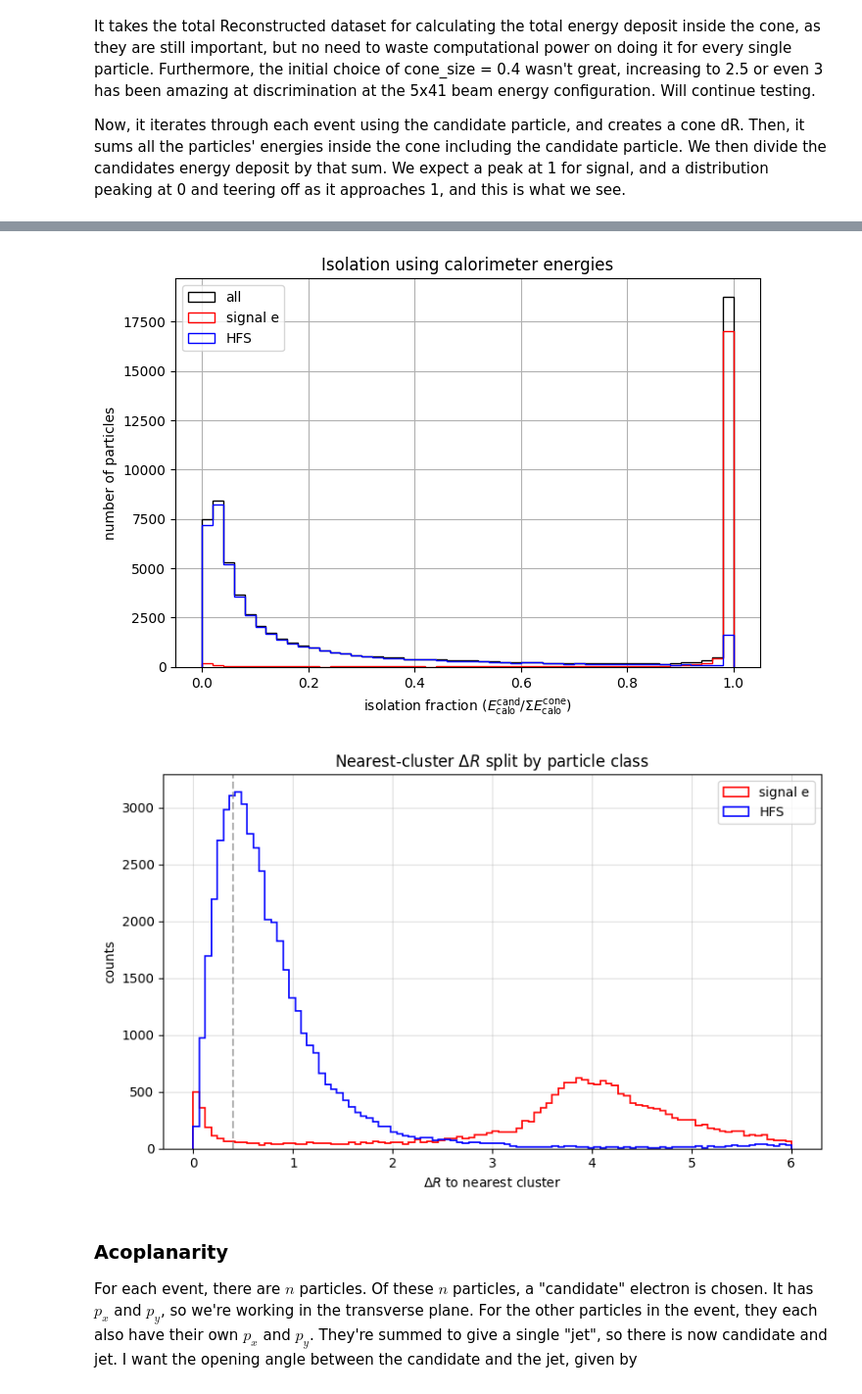
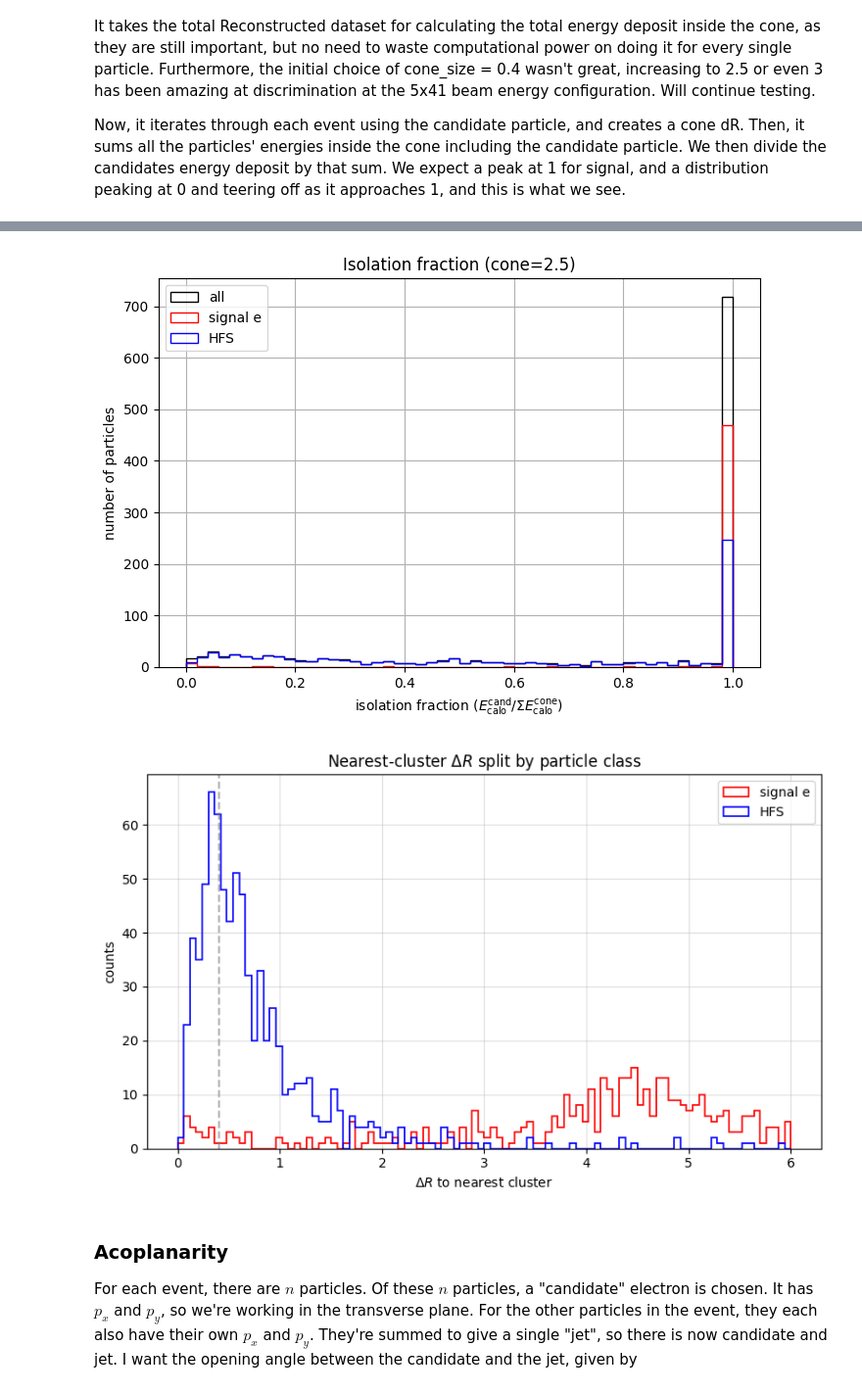
Before and after one commit to nalted/Masters-Project-Public, a Jupyter notebook: projectxg/xgboost_tutorial.ipynb, the cells around one changed output, grey strips where cells are left out. Shown at 98% size. Cells and saved outputs as stored; diff of their text form; code cells hidden in the pictures.

```diff
--- a/projectxg/xgboost_tutorial.ipynb
+++ b/projectxg/xgboost_tutorial.ipynb
@@ -57,7 +86,7 @@ trees = [uproot.open(f)["events"] for f in input_files]
 # %%
 filter_name=[
-    "ReconstructedParticles/ReconstructedParticles.*",
     "ReconstructedChargedParticles/ReconstructedChargedParticles.*",
+    #"ReconstructedChargedParticles/ReconstructedChargedParticles.*",
     "MCParticles/MCParticles.*",
     "EcalBarrelClusters/EcalBarrelClusters.*",
     "EcalEndcapPClusters/EcalEndcapPClusters.*",
@@ -65,10 +94,10 @@ filter_name=[
     "EcalBarrelClusterAssociations/EcalBarrelClusterAssociations.*",
     "EcalEndcapPClusterAssociations/EcalEndcapPClusterAssociations.*",
     "EcalEndcapNClusterAssociations/EcalEndcapNClusterAssociations.*",
-    "ReconstructedParticleAssociations/ReconstructedParticleAssociations.*",
     "ReconstructedChargedParticleAssociations/ReconstructedChargedParticleAssociations.*",
-    "InclusiveKinematicsTruth/InclusiveKinematicsTruth.*"
-],
+    #"ReconstructedChargedParticleAssociations/ReconstructedChargedParticleAssociations.*",
+    "InclusiveKinematicsTruth/InclusiveKinematicsTruth.*",
+]
 
 events_list = [tree.arrays(filter_name=filter_name, library="ak") for tree in trees]
 events = ak.concatenate(events_list, axis=0)
@@ -337,7 +368,6 @@ Now, it iterates through each event using the candidate particle, and creates a
 # %%
 # isolation - fully vectorised using awkward broadcasting
 def calculate_isolation_vectorised(cand_eta, cand_phi, field_eta, field_phi, field_weight, cone_size=2.5):
-    """Compute sum of field_weight inside cone around each candidate, per event."""
     # cand shape:  [events, n_cand]
     # field shape: [events, n_field]
     # broadcast to [events, n_cand, n_field]
@@ -429,12 +459,14 @@ matched_calo_phi_ch = ak.where(
 # %%
 # isolation fraction using vectorised isolation calculation
 iso_calo_total_vec = calculate_isolation_vectorised(
-    matched_calo_eta_ch, matched_calo_phi_ch,
-    all_calo_eta, all_calo_phi, all_calo_E, cone_size=2.5)
+    matched_calo_eta, matched_calo_phi,
+    all_calo_eta, all_calo_phi, all_calo_E, cone_size=0.8)
 
-iso_frac_calo_vec = ak.where(iso_calo_total_vec > 0,
-                             matched_calo_E_ch_vec / iso_calo_total_vec,
-                             0.0)
+iso_frac_calo_vec = ak.where(
+    has_matched_cluster,
+    ak.where(iso_calo_total_vec > 0, matched_calo_E_vec / iso_calo_total_vec, 0.0),
+    np.nan,
+ )
 # %%
 # plotting the isolation fraction using the vectorised isolation calculation for the same cone sizes
 cone_sizes = [0.4, 0.8, 1.2, 1.5, 2.0, 2.5, 3.0, 3.5, 4.0]
@@ -474,22 +506,22 @@ plt.show()
 # %%
-all_iso_calo = ak.flatten(iso_frac_calo_vec[reco_has_mc_ch])
-iso_signal_calo = ak.flatten(iso_frac_calo_vec[is_signal_electron_ch])
-iso_hfs_calo    = ak.flatten(iso_frac_calo_vec[is_hfs_ch])
+all_iso_calo = ak.flatten(iso_frac_calo_vec[reco_has_mc])
+iso_signal_calo = ak.flatten(iso_frac_calo_vec[is_signal_electron])
+iso_hfs_calo    = ak.flatten(iso_frac_calo_vec[is_hfs])
 
 fig, ax = plt.subplots(figsize=(7, 5))
 ax.hist(all_iso_calo, bins = 50, range=(0, 1), histtype='step', color='black', label='all')
 ax.hist(iso_signal_calo, bins = 50, range=(0, 1), histtype='step', color='red',  label='signal e')
 ax.hist(iso_hfs_calo, bins = 50, range=(0, 1), histtype='step', color='blue', label='HFS')
 ax.set_xlabel(r'isolation fraction ($E_{\mathrm{calo}}^{\mathrm{cand}} / \Sigma E_{\mathrm{calo}}^{\mathrm{cone}}$)')
 ax.set_ylabel('number of particles')
-ax.set_title('Isolation using calorimeter energies')
+ax.set_title('Isolation fraction (cone=2.5)')
 ax.grid()
 ax.legend()
 plt.tight_layout()
 #plt.yscale('log')
 plt.show()
 # %% [output]
-[figure, old version]
+[figure, new version]
 # %%
 # dR from candidate to nearest cluster
 def calc_nearest_cluster_dR(cand_eta, cand_phi, field_eta, field_phi):
@@ -513,12 +545,11 @@ def calc_nearest_cluster_dR(cand_eta, cand_phi, field_eta, field_phi):
                 min_dR_list.append(np.min(dR))
     return np.array(min_dR_list)
 # %%
+signal_calo_eta = ak.where(is_signal_electron, matched_calo_eta, 0.0)
+signal_calo_phi = ak.where(is_signal_electron, matched_calo_phi, 0.0)
 
-signal_calo_eta = ak.where(is_signal_electron_ch, matched_calo_eta_ch, 0.0)
-signal_calo_phi = ak.where(is_signal_electron_ch, matched_calo_phi_ch, 0.0)
-
-hfs_calo_eta = ak.where(is_hfs_ch, matched_calo_eta_ch, 0.0)
-hfs_calo_phi = ak.where(is_hfs_ch, matched_calo_phi_ch, 0.0)
+hfs_calo_eta = ak.where(is_hfs, matched_calo_eta, 0.0)
+hfs_calo_phi = ak.where(is_hfs, matched_calo_phi, 0.0)
 
 min_dR_signal = calc_nearest_cluster_dR(
     signal_calo_eta, signal_calo_phi,
@@ -541,7 +572,7 @@ ax.grid(True, alpha=0.4)
 plt.tight_layout()
 plt.show()
 # %% [output]
-[figure, old version]
+[figure, new version]
 # %% [markdown]
 ### **Acoplanarity**
 
```
Also changed, not shown: parts of 50 cells of this notebook, 7 other files.
